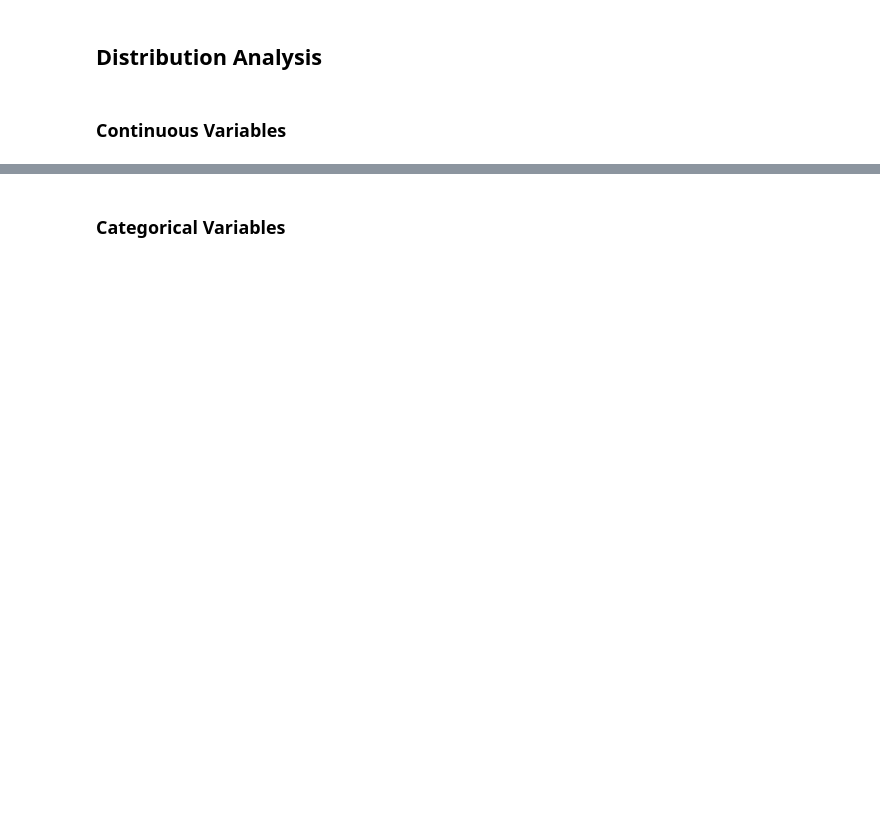
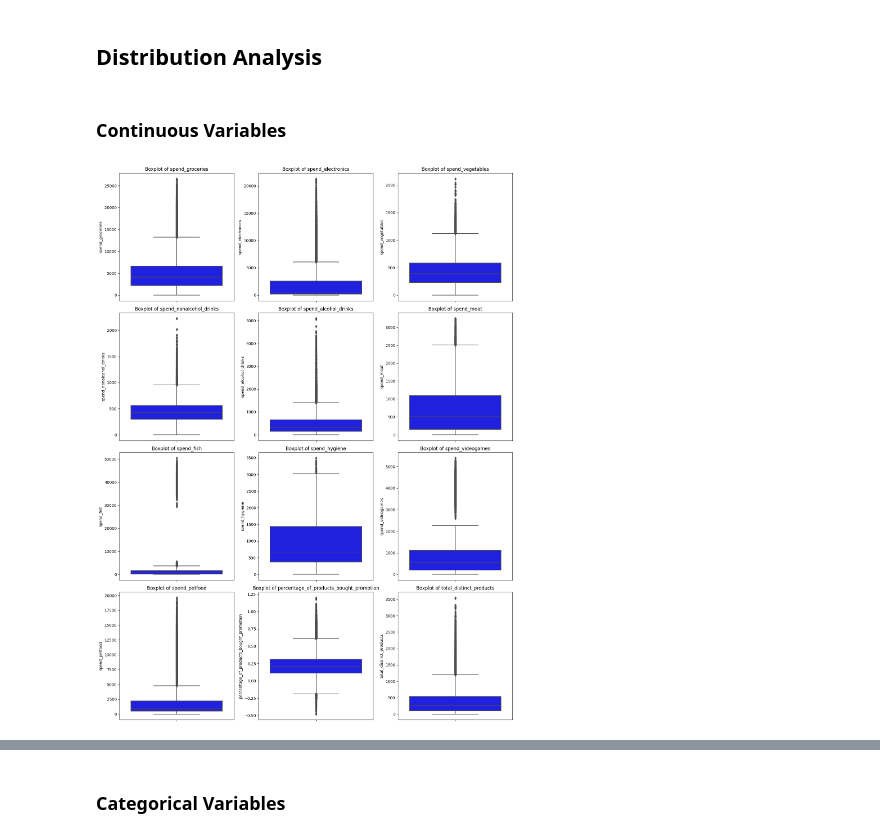
Before and after one commit to master-boda/Client-Segmentation-with-U-MAP-Embedding, a Jupyter notebook: src/preproc/eda.ipynb, the cells around one changed output, grey strips where cells are left out. Drawn from its saved outputs; the diff is of its cells as text; code cells hidden in the pictures; blank space fills up the shorter version.

```diff
--- a/src/preproc/eda.ipynb
+++ b/src/preproc/eda.ipynb
@@ -40,6 +52,10 @@ customer_info_clean.head(2)
 # note: 'total_distinct_products' is being treated as a continuous variable
 customer_info_cont = ['spend_groceries', 'spend_electronics', 'spend_vegetables', 'spend_nonalcohol_drinks', 'spend_alcohol_drinks',
                       'spend_meat', 'spend_fish', 'spend_hygiene', 'spend_videogames', 'spend_petfood', 'percentage_of_products_bought_promotion', 'total_distinct_products']
+# %%
+boxplotter(customer_info_clean, customer_info_cont)
+# %% [output]
+[figure, added]
 # %%
 var_plotter(customer_info_clean, customer_info_cont)
 # %% [output]
```
Also changed, not shown: parts of 19 cells of this notebook, 5 other files.
